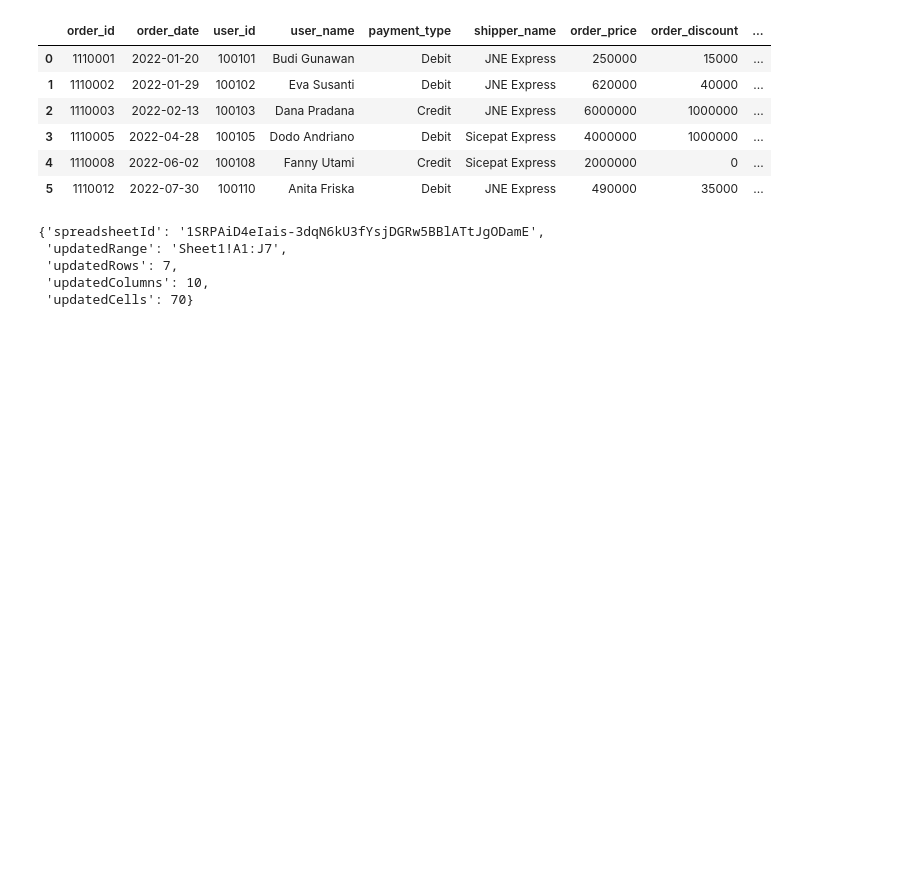
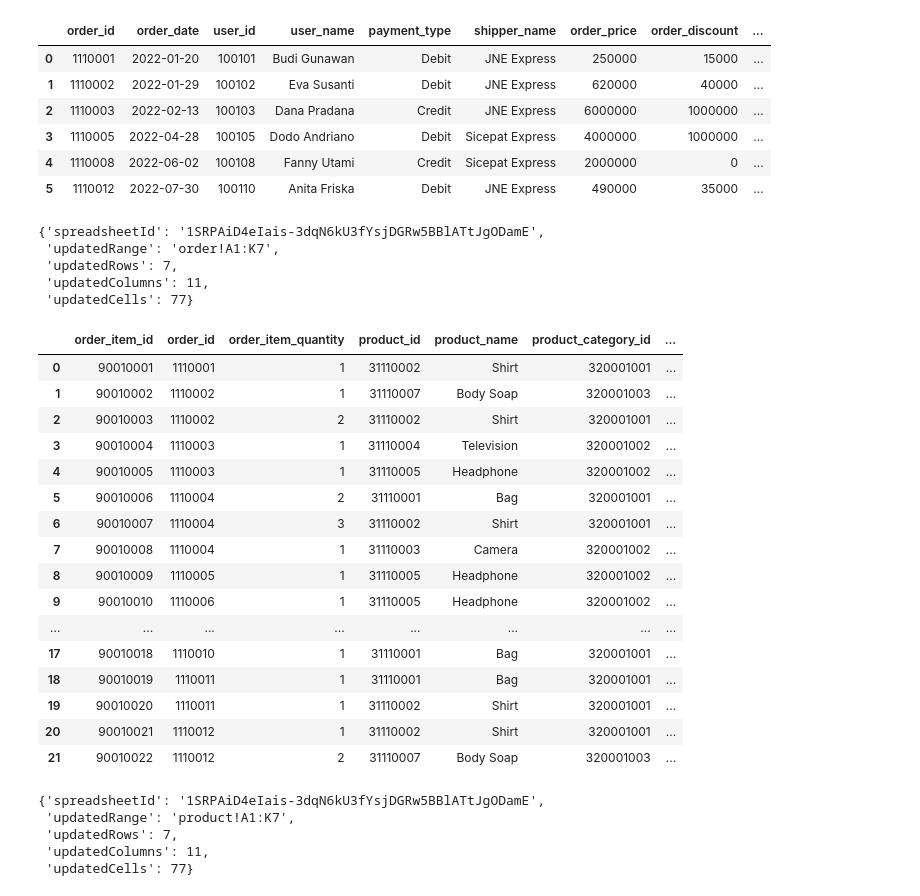
Before and after one commit to nivanrs/Business_analysis_project_store, a Jupyter notebook: etl.ipynb, the cells around one changed output. Drawn from its saved outputs; the diff is of its cells as text; code cells hidden in the pictures; blank space fills up the shorter version.

Commit message:
add new datamart of order items

```diff
--- a/etl.ipynb
+++ b/etl.ipynb
@@ -283,11 +295,47 @@ sheet = client.open('data')
 # ganti sesuai dengan nama sheet didalam google sheets anda
 # siapkan nama kolom pada sheet di google sheet anda
 
-export = sheet.worksheet('Sheet1')
+export = sheet.worksheet('order')
 export.update([df_mart.columns.values.tolist()] + df_mart.astype(str).values.tolist())
 # %% [output]
 {'spreadsheetId': '1SRPAiD4eIais-3dqN6kU3fYsjDGRw5BBlATtJgODamE',
- 'updatedRange': 'Sheet1!A1:J7',
+ 'updatedRange': 'order!A1:K7',
  'updatedRows': 7,
- 'updatedColumns': 10,
- 'updatedCells': 70}
+ 'updatedColumns': 11,
+ 'updatedCells': 77}
+# %%
+df_mart2 = fetch_data_from_dwh("""SELECT * FROM dm_order_product;""")
+df_mart2
+# %% [output]
+|  | order_item_id | order_id | order_item_quantity | product_id | product_name | product_category_id | ... |
+| 0 | 90010001 | 1110001 | 1 | 31110002 | Shirt | 320001001 | ... |
+| 1 | 90010002 | 1110002 | 1 | 31110007 | Body Soap | 320001003 | ... |
+| 2 | 90010003 | 1110002 | 2 | 31110002 | Shirt | 320001001 | ... |
+| 3 | 90010004 | 1110003 | 1 | 31110004 | Television | 320001002 | ... |
+| 4 | 90010005 | 1110003 | 1 | 31110005 | Headphone | 320001002 | ... |
+| 5 | 90010006 | 1110004 | 2 | 31110001 | Bag | 320001001 | ... |
+| 6 | 90010007 | 1110004 | 3 | 31110002 | Shirt | 320001001 | ... |
+| 7 | 90010008 | 1110004 | 1 | 31110003 | Camera | 320001002 | ... |
+| 8 | 90010009 | 1110005 | 1 | 31110005 | Headphone | 320001002 | ... |
+| 9 | 90010010 | 1110006 | 1 | 31110005 | Headphone | 320001002 | ... |
+| ... | ... | ... | ... | ... | ... | ... | ... |
+| 17 | 90010018 | 1110010 | 1 | 31110001 | Bag | 320001001 | ... |
+| 18 | 90010019 | 1110011 | 1 | 31110001 | Bag | 320001001 | ... |
+| 19 | 90010020 | 1110011 | 1 | 31110002 | Shirt | 320001001 | ... |
+| 20 | 90010021 | 1110012 | 1 | 31110002 | Shirt | 320001001 | ... |
+| 21 | 90010022 | 1110012 | 2 | 31110007 | Body Soap | 320001003 | ... |
+# %%
+# ganti dengan nama google sheets anda
+sheet = client.open('data')
+
+# ganti sesuai dengan nama sheet didalam google sheets anda
+# siapkan nama kolom pada sheet di google sheet anda
+
+export = sheet.worksheet('product')
+export.update([df_mart.columns.values.tolist()] + df_mart.astype(str).values.tolist())
+# %% [output]
+{'spreadsheetId': '1SRPAiD4eIais-3dqN6kU3fYsjDGRw5BBlATtJgODamE',
+ 'updatedRange': 'product!A1:K7',
+ 'updatedRows': 7,
+ 'updatedColumns': 11,
+ 'updatedCells': 77}
```
Also changed, not shown: parts of 4 cells of this notebook, 1 other file.
